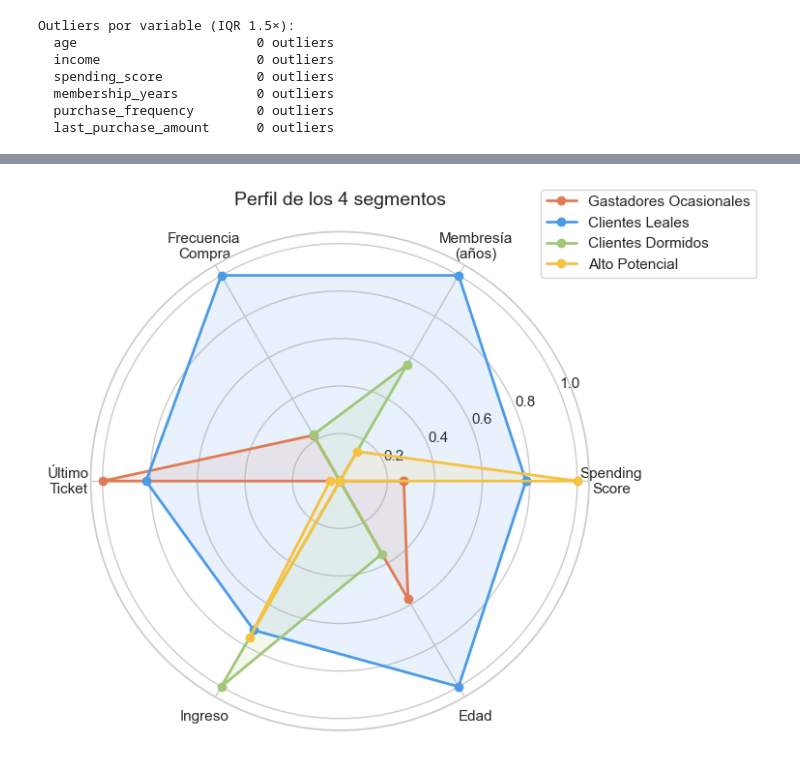
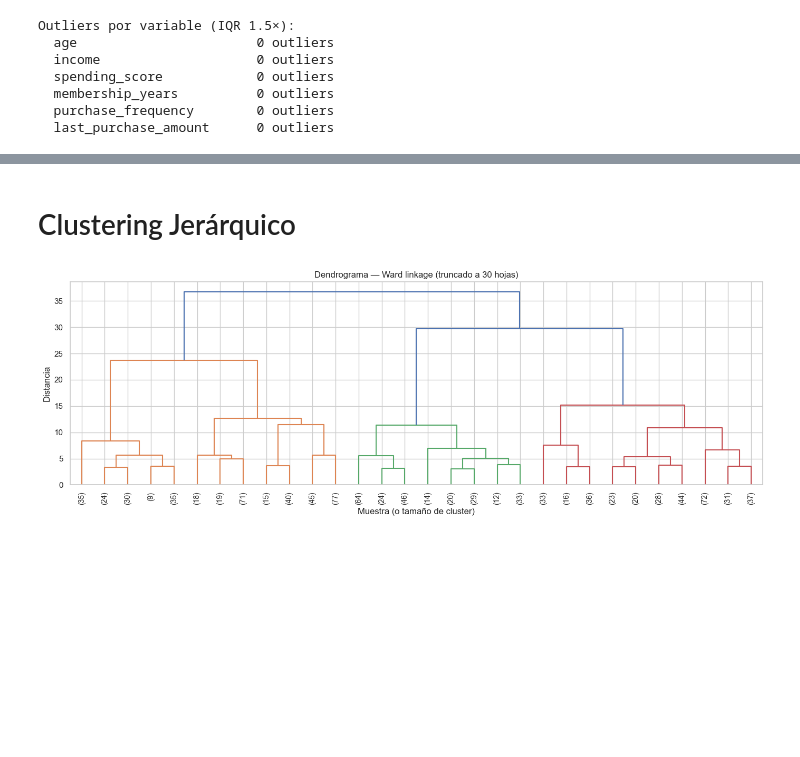
Before and after one commit to darc-17/Sandbox_HE2_DavidRodriguez, a Jupyter notebook: Taller 1/Punto 3. Segmentacion de Clientes para Estrategia Comercial/preprocesamiento_punto3.ipynb, the cells around one changed output, grey strips where cells are left out. Cells and saved outputs as stored; diff of their text form; code cells hidden in the pictures; blank space fills up the shorter version.

```diff
--- a/Taller 1/Punto 3. Segmentacion de Clientes para Estrategia Comercial/preprocesamiento_punto3.ipynb
+++ b/Taller 1/Punto 3. Segmentacion de Clientes para Estrategia Comercial/preprocesamiento_punto3.ipynb
@@ -300,36 +323,21 @@ display(profile)
-# %%
-# ── Visualización: radar de perfiles ─────────────────────────────────────────
-from matplotlib.patches import FancyArrowPatch
-from matplotlib import cm
-
-vars_radar = ['spending_score', 'membership_years',
-              'purchase_frequency', 'last_purchase_amount', 'income', 'age']
-labels_radar = ['Spending\nScore', 'Membresía\n(años)', 'Frecuencia\nCompra',
-                'Último\nTicket', 'Ingreso', 'Edad']
-
-# Normalizar 0-1 para radar
-profile_raw = df.groupby("cluster")[vars_radar].mean()
-profile_norm = (profile_raw - profile_raw.min()) / (profile_raw.max() - profile_raw.min())
-
-N = len(vars_radar)
-angles = np.linspace(0, 2 * np.pi, N, endpoint=False).tolist()
-angles += angles[:1]
-
-names = ["Gastadores Ocasionales", "Clientes Leales", "Clientes Dormidos", "Alto Potencial"]
-colors = ["#E07B54", "#4C9BE8", "#A0C878", "#F5C242"]
-
-fig, ax = plt.subplots(figsize=(8, 8), subplot_kw=dict(polar=True))
-for i, (idx, row) in enumerate(profile_norm.iterrows()):
-    vals = row.tolist() + row.tolist()[:1]
-    ax.plot(angles, vals, "o-", linewidth=2, color=colors[i], label=names[i])
-    ax.fill(angles, vals, alpha=0.12, color=colors[i])
-
-ax.set_xticks(angles[:-1])
-ax.set_xticklabels(labels_radar, size=11)
-ax.set_title("Perfil de los 4 segmentos", size=14, pad=20)
-ax.legend(loc="upper right", bbox_to_anchor=(1.35, 1.1))
-plt.tight_layout()
-plt.savefig("radar_clusters.png", dpi=150, bbox_inches="tight")
-plt.show()
-# %% [output]
-[figure, removed]
+# %% [markdown]
+# Clustering Jerárquico
+# %%
+from scipy.cluster.hierarchy import dendrogram, linkage
+
+Z = linkage(X_pca, method="ward")
+
+fig, ax = plt.subplots(figsize=(14, 5))
+dendrogram(
+    Z,
+    truncate_mode="lastp", p=30,
+    leaf_rotation=90, leaf_font_size=10,
+    ax=ax,
+)
+ax.set_title("Dendrograma — Ward linkage (truncado a 30 hojas)")
+ax.set_xlabel("Muestra (o tamaño de cluster)")
+ax.set_ylabel("Distancia")
+plt.tight_layout()
+plt.show()
+# %% [output]
+[figure, added]
```
Also changed, not shown: parts of 24 cells of this notebook, 4 other files.
